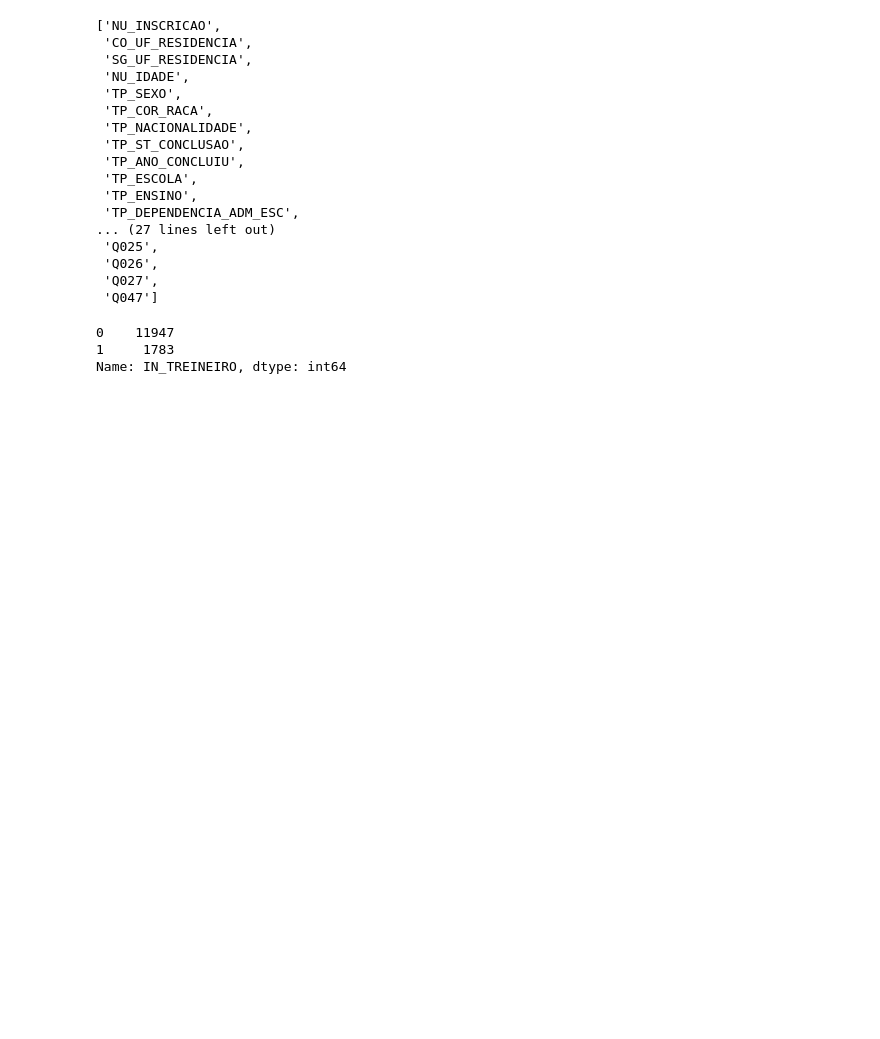
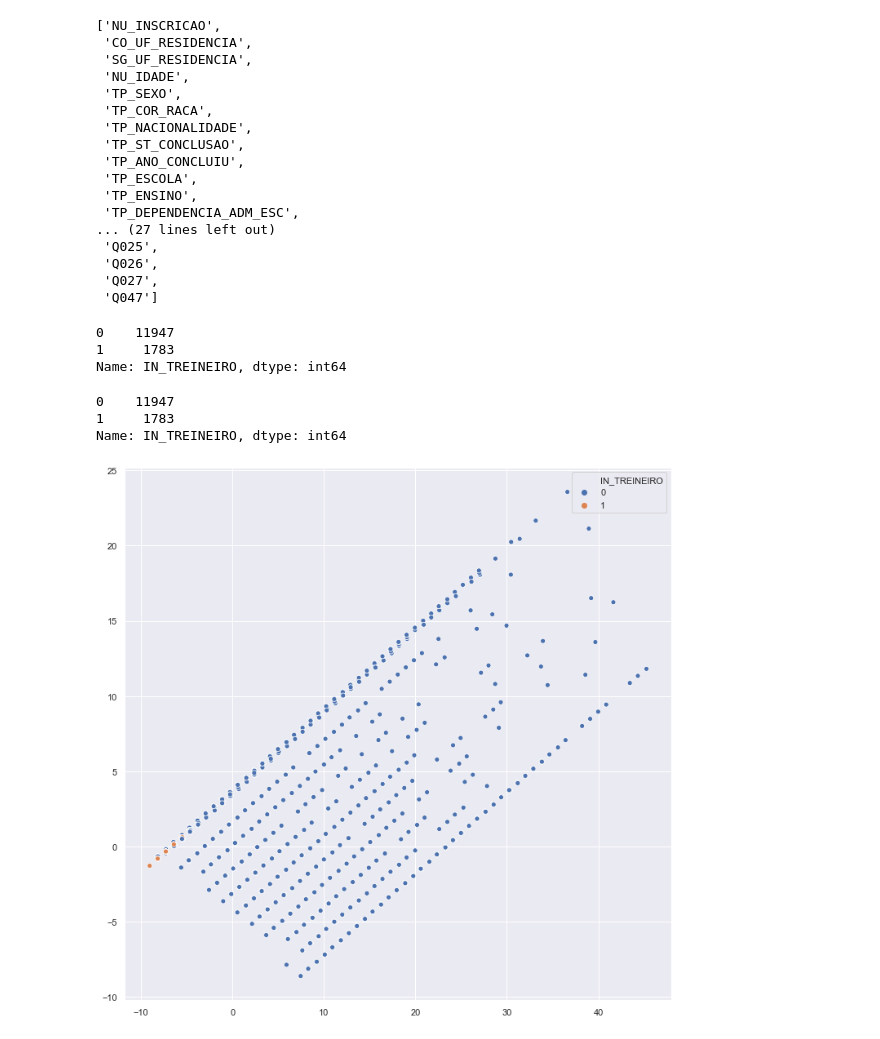
Before and after one commit to pralineso/desafio_semana9, a Jupyter notebook: main.ipynb, the cells around one changed output. Drawn from its saved outputs; the diff is of its cells as text; code cells hidden in the pictures; blank space fills up the shorter version.

```diff
--- a/main.ipynb
+++ b/main.ipynb
@@ -100,3 +114,26 @@ Name: IN_TREINEIRO, dtype: int64
 #2- depois que estiver tudo equilibrado, pegar e testar os algoritmos tipo o regressao logistica, arvore de decisao e o kmeans seila
 
 #3- depois que rodar com cada um dos algoritmos, pegar e ver qual teve a melhor precisao, recal, acuracia e o f-socre
+# %%
+colunas = [ 'NU_INSCRICAO', 'NU_IDADE', 'TP_ST_CONCLUSAO','TP_ANO_CONCLUIU', 'TP_ESCOLA', 'IN_TREINEIRO',
+       'TP_ANO_CONCLUIU', 'TP_PRESENCA_CN',  'TP_PRESENCA_CH',  'TP_PRESENCA_LC',  'TP_PRESENCA_MT']
+colunasX = [ 'NU_IDADE', 'TP_ST_CONCLUSAO','TP_ANO_CONCLUIU', 'TP_ESCOLA',
+       'TP_ANO_CONCLUIU', 'TP_PRESENCA_CN',  'TP_PRESENCA_CH',  'TP_PRESENCA_LC',  'TP_PRESENCA_MT' ]
+# %%
+X, y= train[colunasX], train['IN_TREINEIRO']
+# %%
+y.value_counts()
+# %% [output]
+0    11947
+1     1783
+Name: IN_TREINEIRO, dtype: int64
+# %%
+pca = PCA(n_components=2)
+
+#pca.fit(X)
+
+imbalanced_pca = pca.fit_transform(X)
+# %%
+sns.scatterplot(imbalanced_pca[:, 0], imbalanced_pca[:, 1], hue=y);
+# %% [output]
+[figure, added]
```
Also changed, not shown: parts of 17 cells of this notebook.
